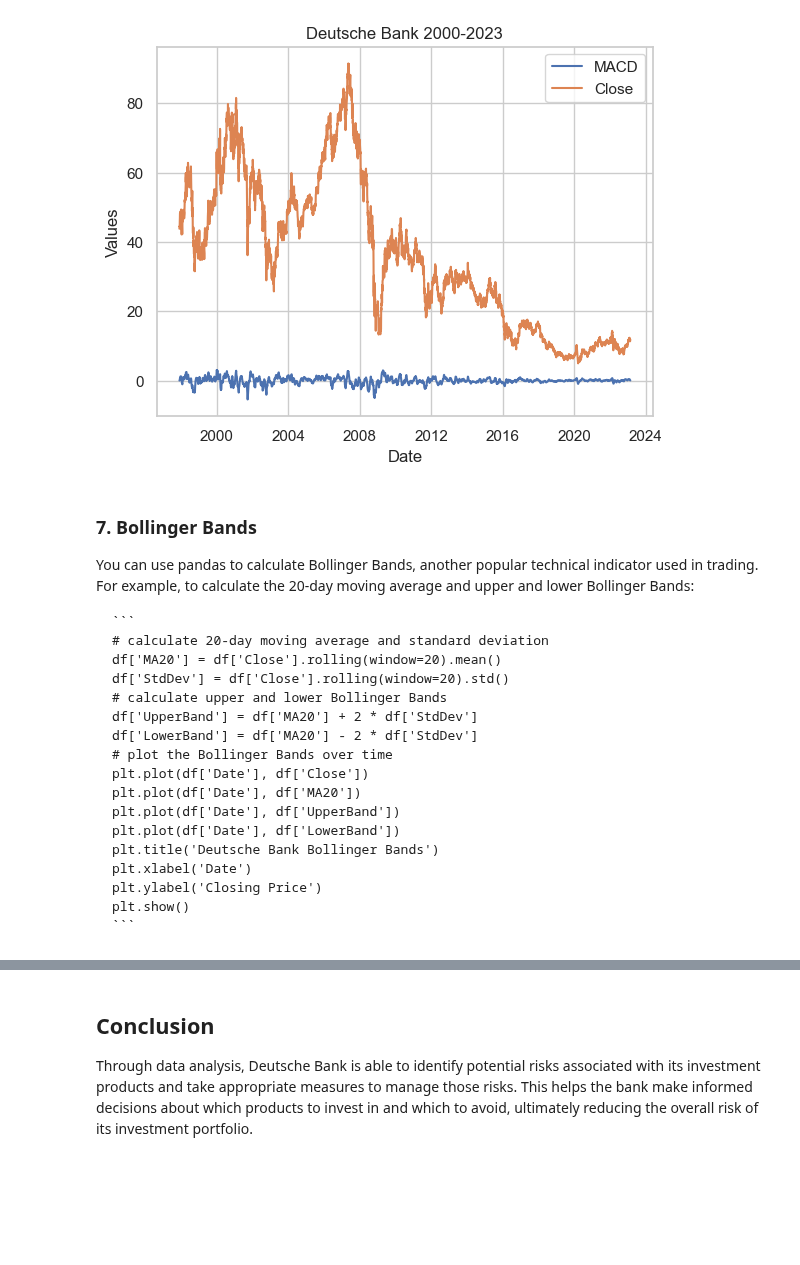
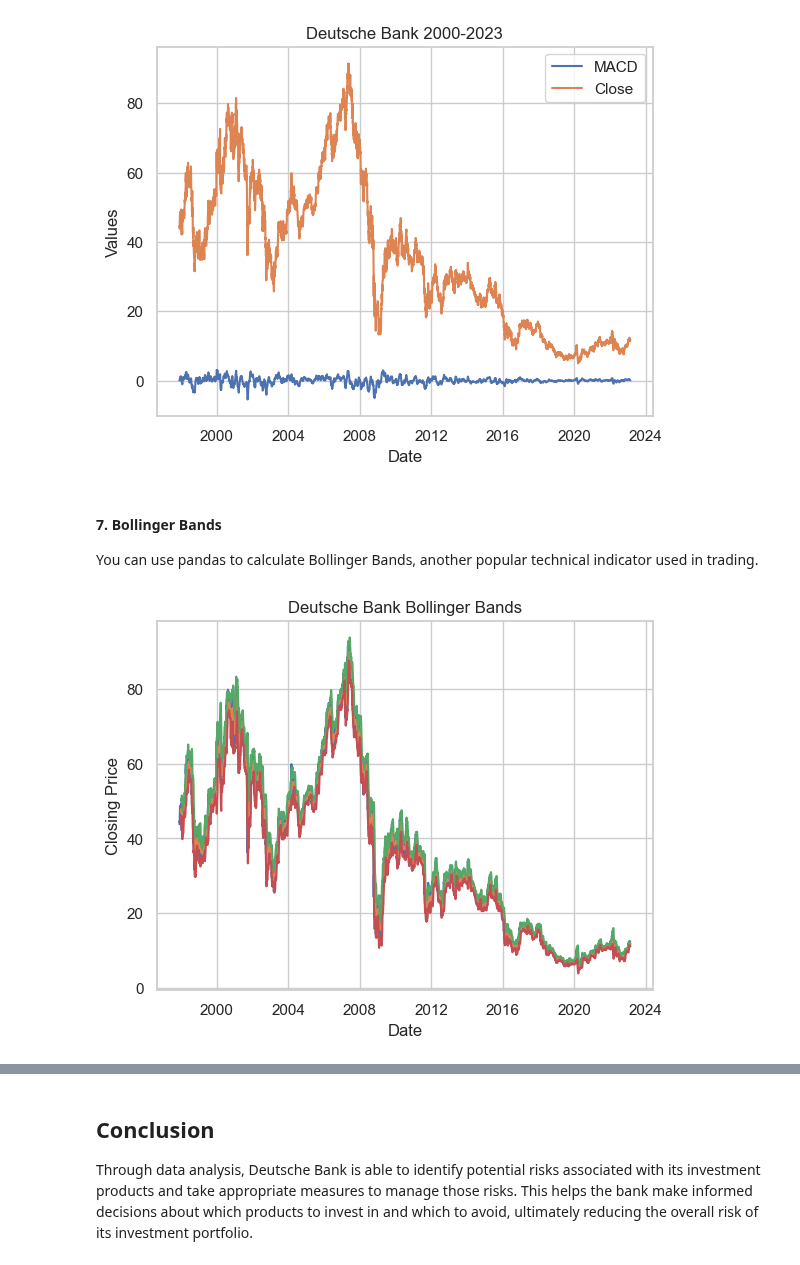
Before and after one commit to arunp77/Python-programming, a Jupyter notebook: Python-fundamental/Exploretory data analysis on risk factors involved in investment by Deutch Bank.ipynb, the cells around one changed output, grey strips where cells are left out. Cells and saved outputs as stored; diff of their text form; code cells hidden in the pictures; blank space fills up the shorter version.

````diff
--- a/Python-fundamental/Exploretory data analysis on risk factors involved in investment by Deutch Bank.ipynb
+++ b/Python-fundamental/Exploretory data analysis on risk factors involved in investment by Deutch Bank.ipynb
@@ -955,25 +1104,25 @@ plt.legend()
 plt.show()
 # %% [output]
 [figure]
-# %% [markdown]
-### 7. Bollinger Bands
-You can use pandas to calculate Bollinger Bands, another popular technical indicator used in trading. For example, to calculate the 20-day moving average and upper and lower Bollinger Bands:
-
-    ```
-    # calculate 20-day moving average and standard deviation
-    df['MA20'] = df['Close'].rolling(window=20).mean()
-    df['StdDev'] = df['Close'].rolling(window=20).std()
-    # calculate upper and lower Bollinger Bands
-    df['UpperBand'] = df['MA20'] + 2 * df['StdDev']
-    df['LowerBand'] = df['MA20'] - 2 * df['StdDev']
-    # plot the Bollinger Bands over time
-    plt.plot(df['Date'], df['Close'])
-    plt.plot(df['Date'], df['MA20'])
-    plt.plot(df['Date'], df['UpperBand'])
-    plt.plot(df['Date'], df['LowerBand'])
-    plt.title('Deutsche Bank Bollinger Bands')
-    plt.xlabel('Date')
-    plt.ylabel('Closing Price')
-    plt.show()
-    ```
+# %% [markdown]
+#### 7. Bollinger Bands
+You can use pandas to calculate Bollinger Bands, another popular technical indicator used in trading.
+# %%
+# calculate 20-day moving average and standard deviation
+dbbank_df['MA20'] = dbbank_df['Close'].rolling(window=20).mean()
+dbbank_df['StdDev'] = dbbank_df['Close'].rolling(window=20).std()
+# calculate upper and lower Bollinger Bands
+dbbank_df['UpperBand'] = dbbank_df['MA20'] + 2 * dbbank_df['StdDev']
+dbbank_df['LowerBand'] = dbbank_df['MA20'] - 2 * dbbank_df['StdDev']
+# plot the Bollinger Bands over time
+plt.plot(dbbank_df['Date'], dbbank_df['Close'])
+plt.plot(dbbank_df['Date'], dbbank_df['MA20'])
+plt.plot(dbbank_df['Date'], dbbank_df['UpperBand'])
+plt.plot(dbbank_df['Date'], dbbank_df['LowerBand'])
+plt.title('Deutsche Bank Bollinger Bands')
+plt.xlabel('Date')
+plt.ylabel('Closing Price')
+plt.show()
+# %% [output]
+[figure, added]
 # %% [markdown]
````
Also changed, not shown: parts of 30 cells of this notebook.
